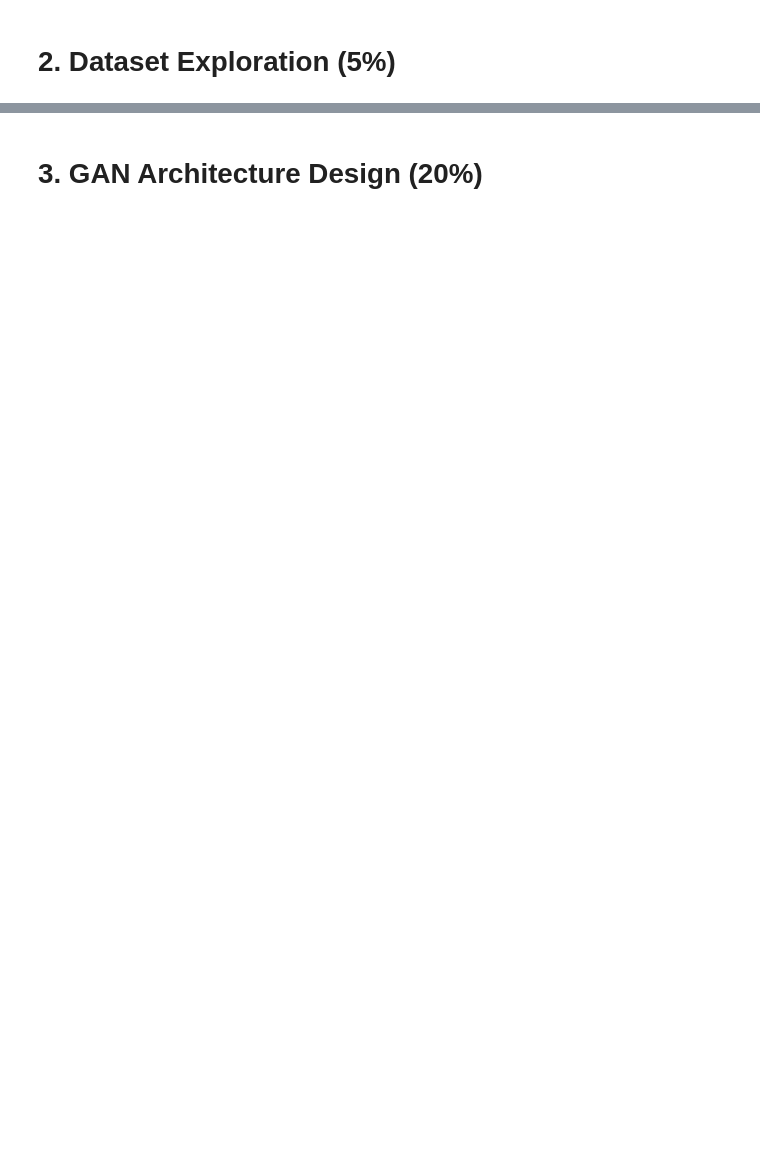
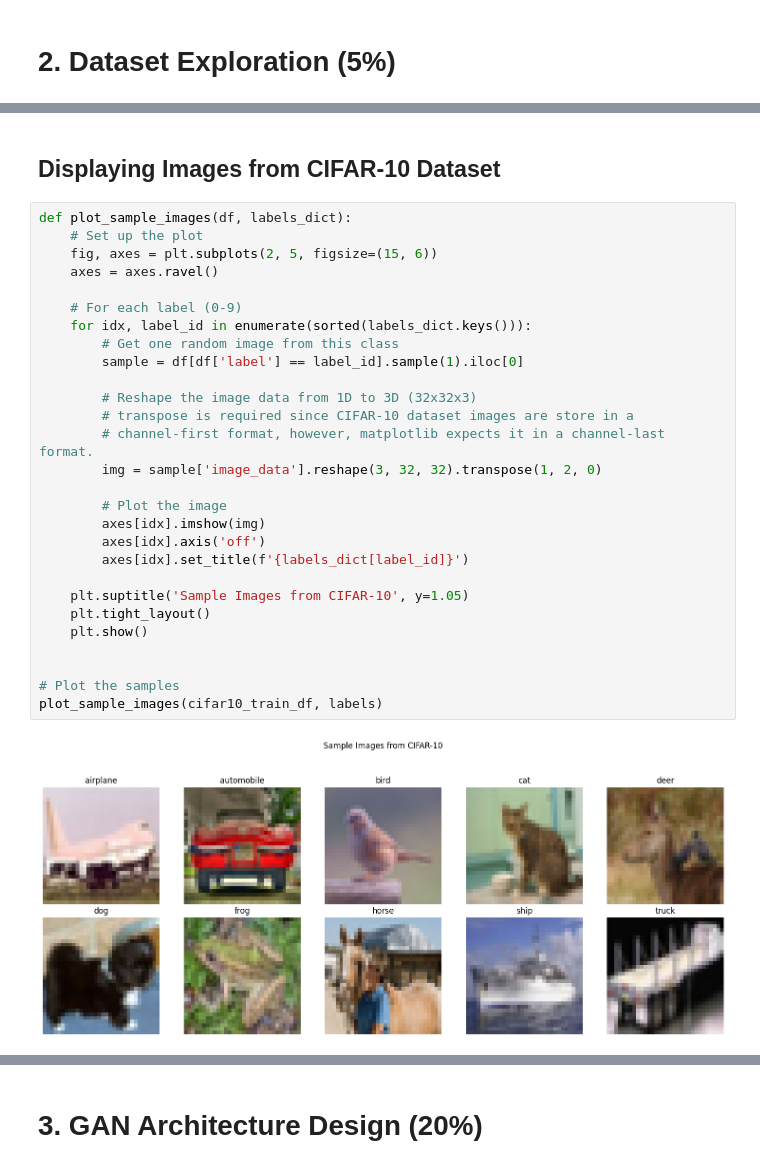
Before and after one commit to rkaushick-neu/swe_gen_ai, a Jupyter notebook: Image Generation CIFAR-10/Rish_Notebook.ipynb, the cells around one changed output, grey strips where cells are left out. Cells and saved outputs as stored; diff of their text form; blank space fills up the shorter version.

```diff
--- a/Image Generation CIFAR-10/Rish_Notebook.ipynb
+++ b/Image Generation CIFAR-10/Rish_Notebook.ipynb
@@ -101,0 +274,32 @@ len(train_batch1_dict[b'labels'])
+# %% [markdown]
+## Displaying Images from CIFAR-10 Dataset
+# %%
+def plot_sample_images(df, labels_dict):
+    # Set up the plot
+    fig, axes = plt.subplots(2, 5, figsize=(15, 6))
+    axes = axes.ravel()
+
+    # For each label (0-9)
+    for idx, label_id in enumerate(sorted(labels_dict.keys())):
+        # Get one random image from this class
+        sample = df[df['label'] == label_id].sample(1).iloc[0]
+
+        # Reshape the image data from 1D to 3D (32x32x3)
+        # transpose is required since CIFAR-10 dataset images are store in a
+        # channel-first format, however, matplotlib expects it in a channel-last format.
+        img = sample['image_data'].reshape(3, 32, 32).transpose(1, 2, 0)
+
+        # Plot the image
+        axes[idx].imshow(img)
+        axes[idx].axis('off')
+        axes[idx].set_title(f'{labels_dict[label_id]}')
+
+    plt.suptitle('Sample Images from CIFAR-10', y=1.05)
+    plt.tight_layout()
+    plt.show()
+
+
+# Plot the samples
+plot_sample_images(cifar10_train_df, labels)
+# %% [output]
+[figure, added]
```
Also changed, not shown: parts of 36 cells of this notebook.
